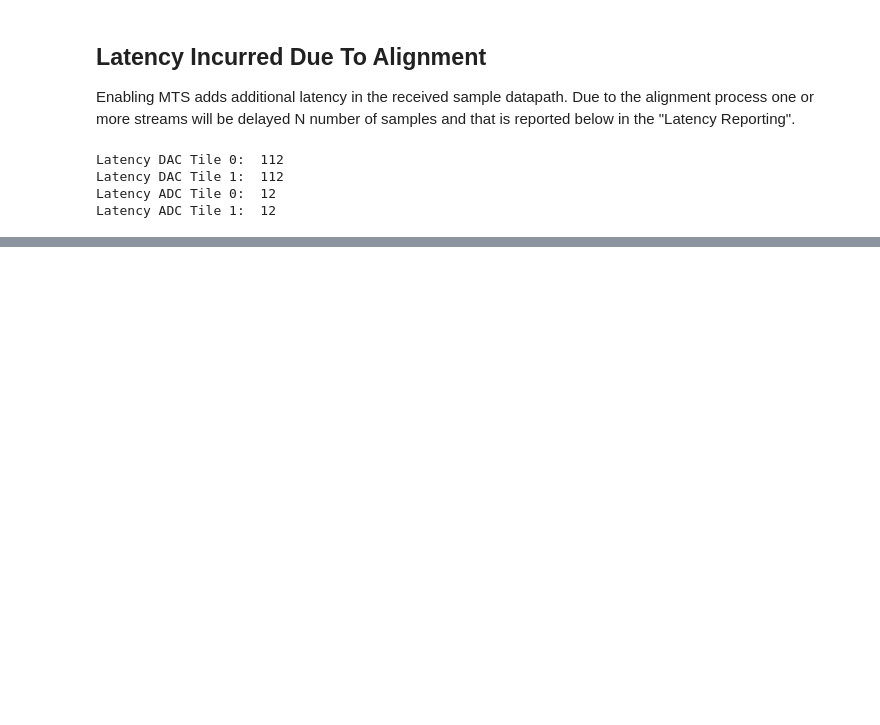
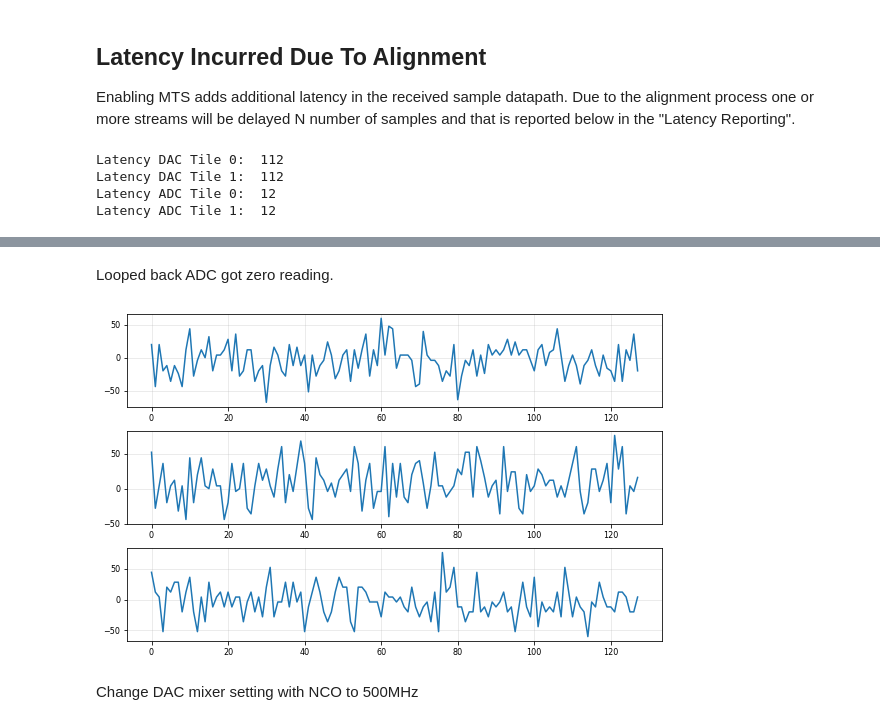
Before and after one commit to BerkeleyLab/LBNL-DSLLRF, a Jupyter notebook: doc/rfsocMTS.ipynb, the cells around one changed output, grey strips where cells are left out. Drawn from its saved outputs; the diff is of its cells as text; code cells hidden in the pictures; blank space fills up the shorter version.

Commit message:
Update rfsocMTS.ipynb with DAC mixer testing

```diff
--- a/doc/rfsocMTS.ipynb
+++ b/doc/rfsocMTS.ipynb
@@ -261,0 +187,2 @@ If the DAC waveform was a sinewave, verify the captured ADC waveform is sinusoid
+# %% [markdown]
+Looped back ADC got zero reading.
@@ -261,0 +191,6 @@ If the DAC waveform was a sinewave, verify the captured ADC waveform is sinusoid
+# %%
+gridplot(AlignedCaptureSamples, pStart=0, pNumSamples=128).show()
+# %% [output]
+[figure, added]
+# %% [markdown]
+Change DAC mixer setting with NCO to 500MHz
```
Also changed, not shown: parts of 35 cells of this notebook.
